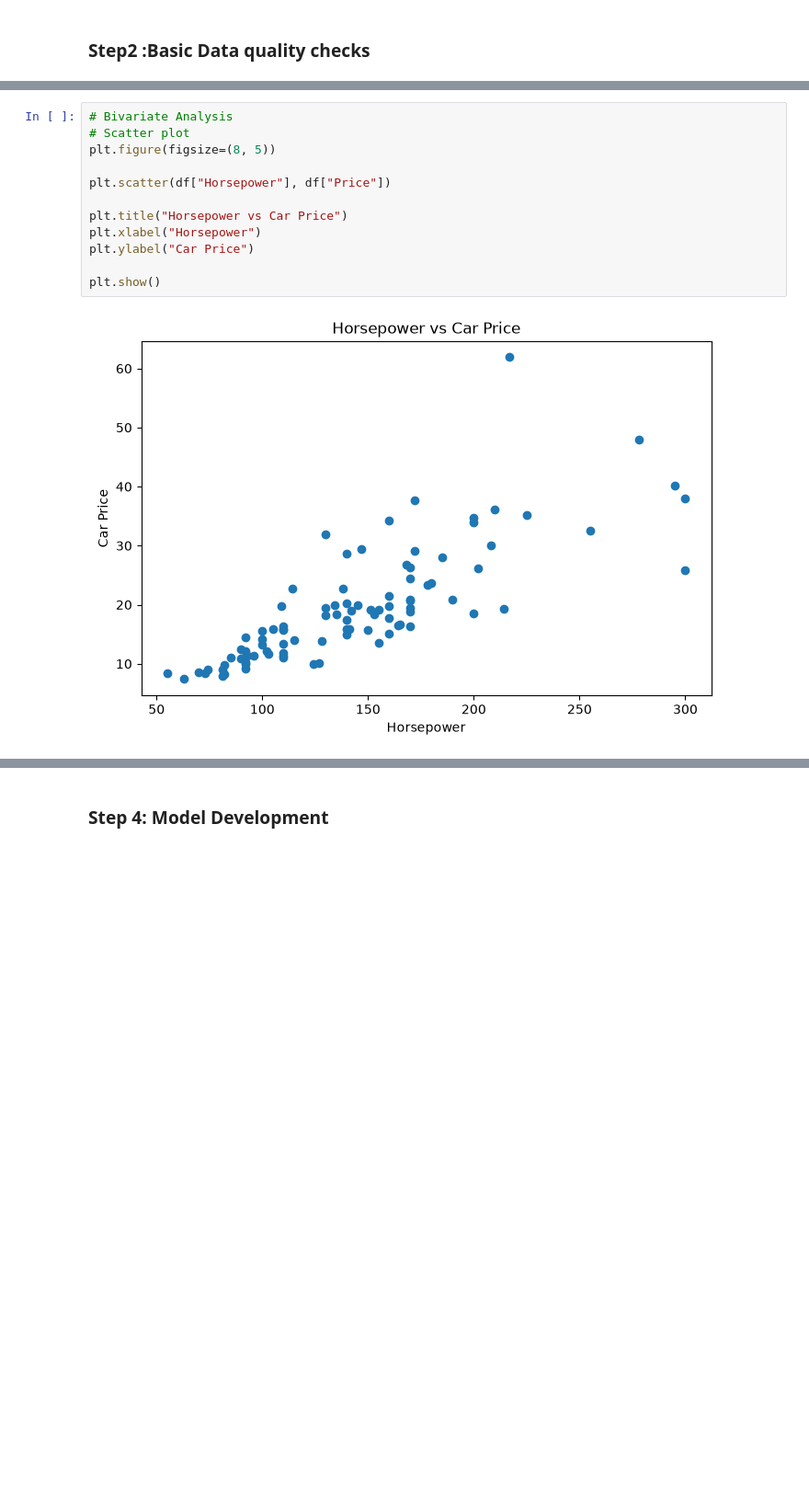
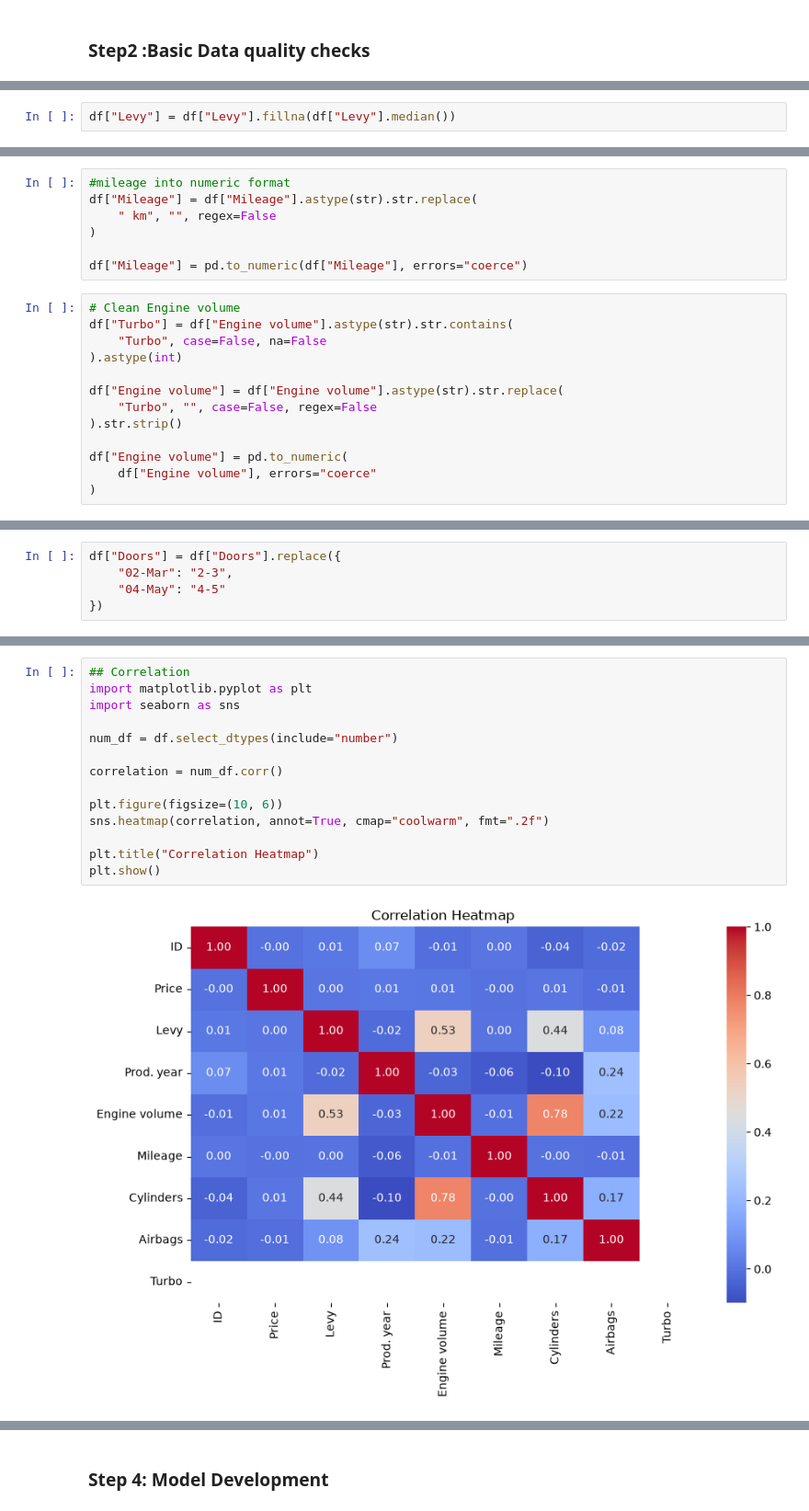
Before and after one commit to sakshichaudhari30/Machine-Learning-1633, a Jupyter notebook: Linear Regression/Car Price Prediction Project.ipynb, the cells around one changed output, grey strips where cells are left out. Shown at 92% size. Saved outputs shown, nothing was run; the diff lists cells and outputs as text; blank space fills up the shorter version.

```diff
--- a/Linear Regression/Car Price Prediction Project.ipynb
+++ b/Linear Regression/Car Price Prediction Project.ipynb
@@ -127,0 +187,2 @@ dtype: int64
+# %%
+df["Levy"] = df["Levy"].fillna(df["Levy"].median())
@@ -127,0 +197,20 @@ dtype: int64
+# %%
+#mileage into numeric format
+df["Mileage"] = df["Mileage"].astype(str).str.replace(
+    " km", "", regex=False
+)
+
+df["Mileage"] = pd.to_numeric(df["Mileage"], errors="coerce")
+# %%
+# Clean Engine volume
+df["Turbo"] = df["Engine volume"].astype(str).str.contains(
+    "Turbo", case=False, na=False
+).astype(int)
+
+df["Engine volume"] = df["Engine volume"].astype(str).str.replace(
+    "Turbo", "", case=False, regex=False
+).str.strip()
+
+df["Engine volume"] = pd.to_numeric(
+    df["Engine volume"], errors="coerce"
+)
@@ -127,0 +226,5 @@ dtype: int64
+# %%
+df["Doors"] = df["Doors"].replace({
+    "02-Mar": "2-3",
+    "04-May": "4-5"
+})
@@ -172,14 +397,16 @@ plt.show()
 # %%
-# Bivariate Analysis
-# Scatter plot
-plt.figure(figsize=(8, 5))
+## Correlation
+import matplotlib.pyplot as plt
+import seaborn as sns
 
-plt.scatter(df["Horsepower"], df["Price"])
+num_df = df.select_dtypes(include="number")
 
-plt.title("Horsepower vs Car Price")
-plt.xlabel("Horsepower")
-plt.ylabel("Car Price")
+correlation = num_df.corr()
 
+plt.figure(figsize=(10, 6))
+sns.heatmap(correlation, annot=True, cmap="coolwarm", fmt=".2f")
+
+plt.title("Correlation Heatmap")
 plt.show()
 # %% [output]
-[figure, old version]
+[figure, new version]
```
Also changed, not shown: parts of 72 cells of this notebook, 11 other files.
